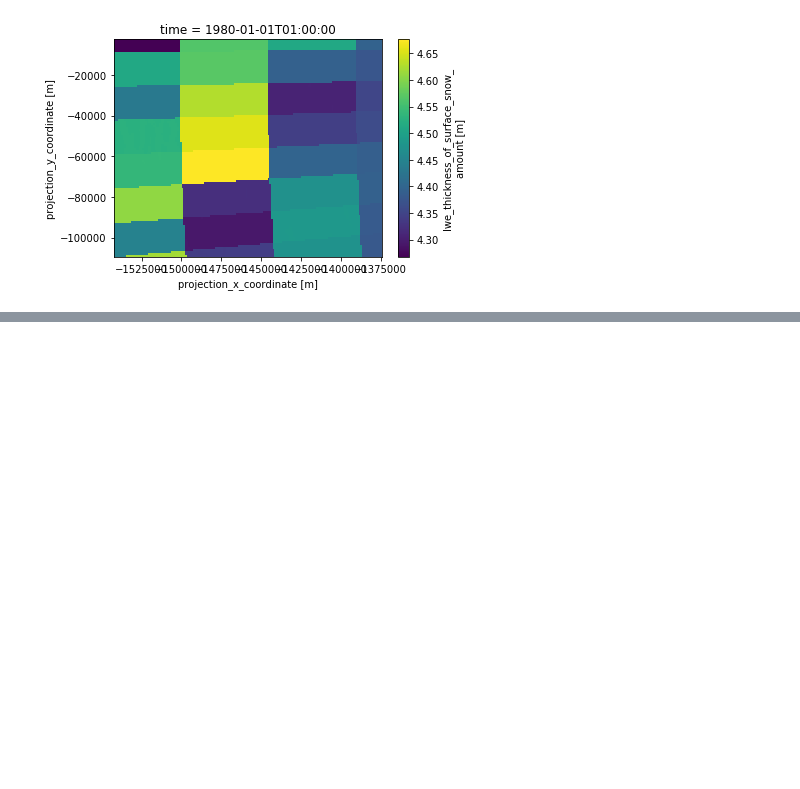
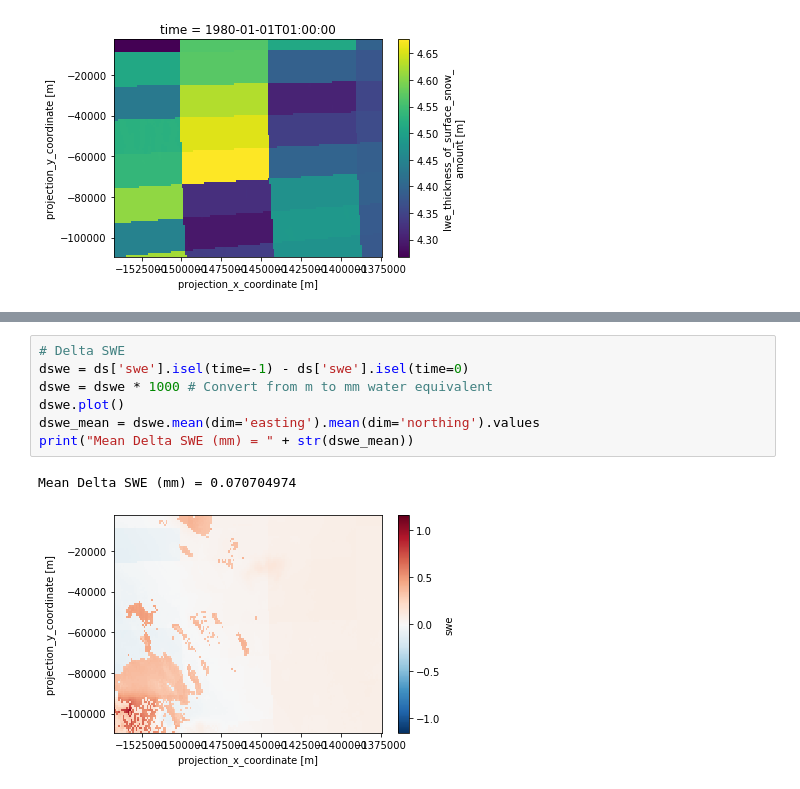
Before and after one commit to EricKeenan/SNOWPACK_WAIS, a Jupyter notebook: analysis/inspect_grid.ipynb, the cells around one changed output, grey strips where cells are left out. Cells and saved outputs as stored; diff of their text form; blank space fills up the shorter version.

```diff
--- a/analysis/inspect_grid.ipynb
+++ b/analysis/inspect_grid.ipynb
@@ -62,0 +56,10 @@ ds['SFC_SUBL'].sum(dim='time').plot()
+# %%
+# Delta SWE
+dswe = ds['swe'].isel(time=-1) - ds['swe'].isel(time=0)
+dswe = dswe * 1000 # Convert from m to mm water equivalent
+dswe.plot()
+dswe_mean = dswe.mean(dim='easting').mean(dim='northing').values
+print("Mean Delta SWE (mm) = " + str(dswe_mean))
+# %% [output]
+Mean Delta SWE (mm) = 0.070704974
+[figure, added]
```
Also changed, not shown: parts of 21 cells of this notebook, 3 other files.
